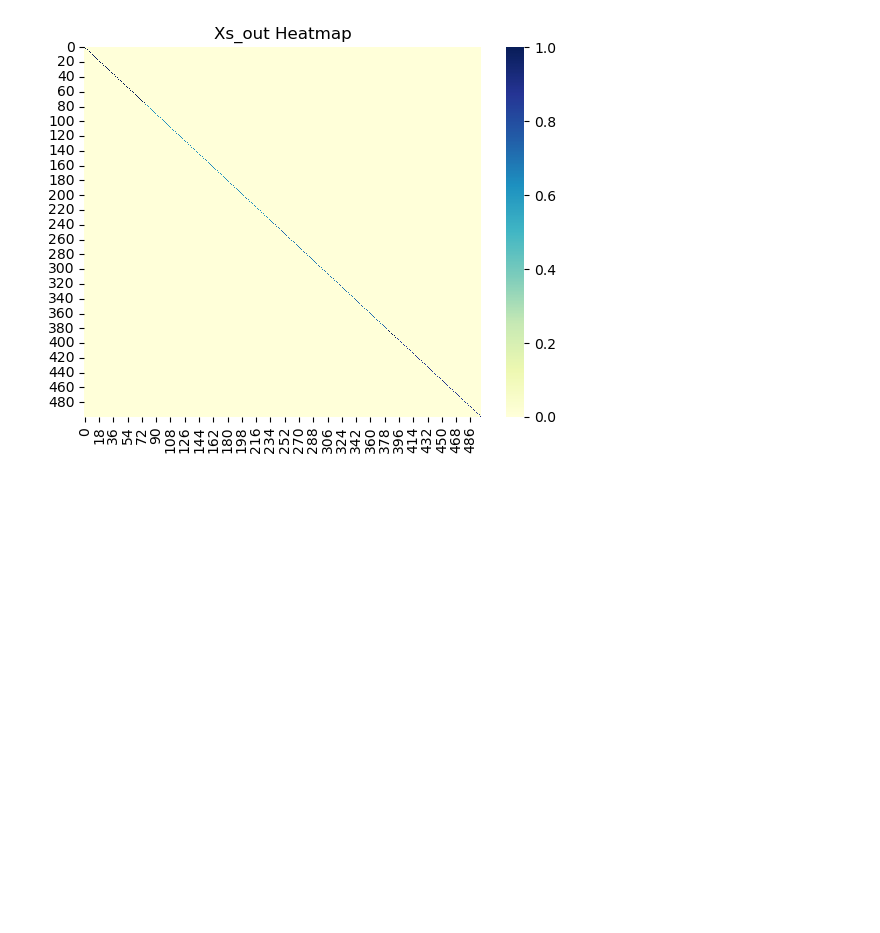
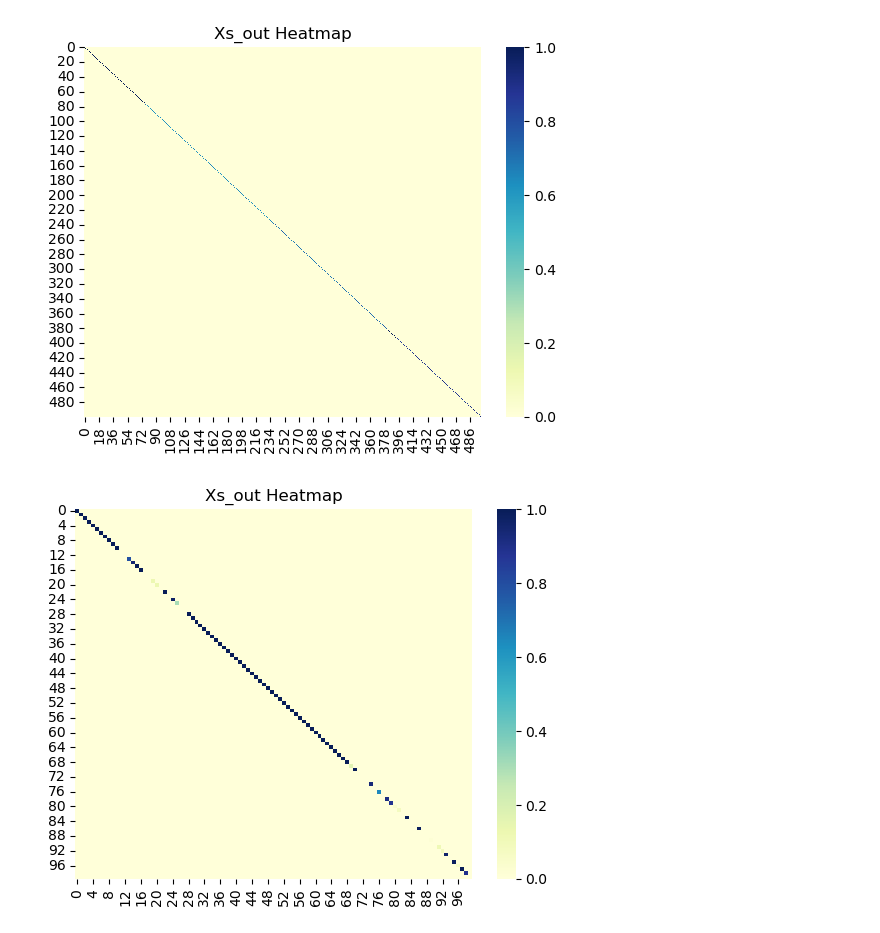
Before and after one commit to local-ring/Graph-Guided-Sparse-Learning, a Jupyter notebook: experiement.ipynb, the cells around one changed output. Saved outputs shown, nothing was run; the diff lists cells and outputs as text; code cells hidden in the pictures; blank space fills up the shorter version.

```diff
--- a/experiement.ipynb
+++ b/experiement.ipynb
@@ -2446,3 +2446,15 @@ plt.title("Xs_out Heatmap")
 plt.show()
 # %% [output]
 [figure]
+# %%
+import numpy as np
+import scipy.io as sio
+Xs_out = sio.loadmat("Xs_out.mat")["Xs_out"]
+
+Xs = vector_to_symmetric(Xs_out, 100)
+sns.heatmap(Xs, cmap="YlGnBu")
+plt.title("Xs_out Heatmap")
+
+plt.show()
+# %% [output]
+[figure, added]
```
Also changed, not shown: 8 other files.
